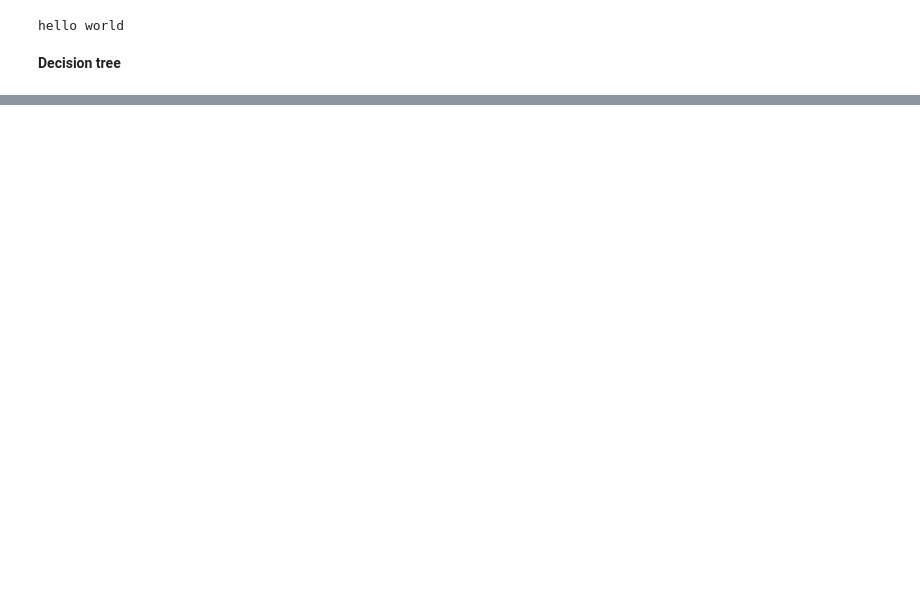
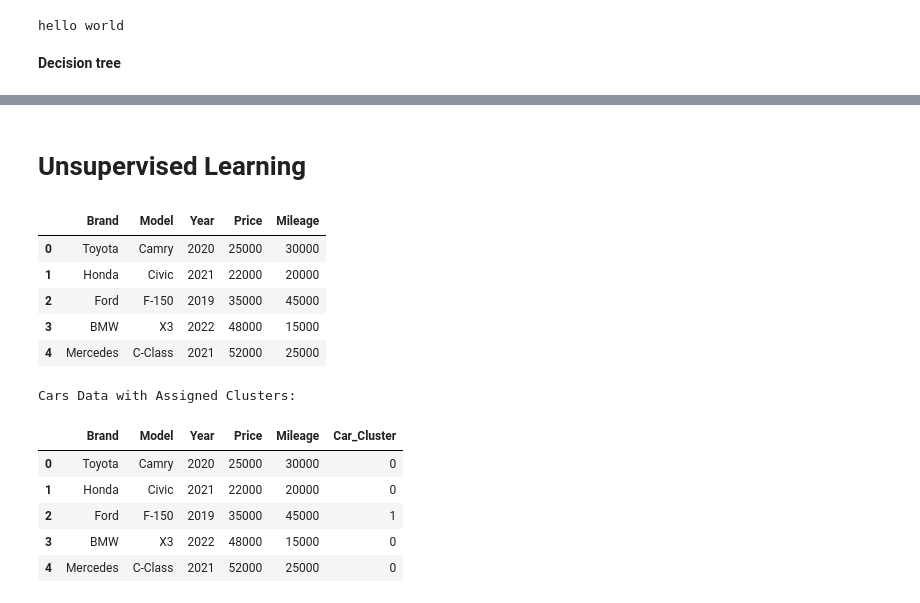
Before and after one commit to Chhavi0926/DS_45_InternshipDays, a Jupyter notebook: DAY_12.ipynb, the cells around one changed output, grey strips where cells are left out. Cells and saved outputs as stored; diff of their text form; code cells hidden in the pictures; blank space fills up the shorter version.

```diff
--- a/DAY_12.ipynb
+++ b/DAY_12.ipynb
@@ -58,0 +273,62 @@ predicteddata [0 0]
+# %% [markdown]
+# Unsupervised Learning
+# %%
+# input(feature)--> X (only available)
+# output(target)--> Y (not available in unsupervised learning)
+
+#Example
+import pandas as pd
+from sklearn.cluster import KMeans
+import matplotlib.pyplot as plt
+
+#data
+cars_data = {
+    'Brand': ['Toyota', 'Honda', 'Ford', 'BMW', 'Mercedes'],
+    'Model': ['Camry', 'Civic', 'F-150', 'X3', 'C-Class'],
+    'Year': [2020, 2021, 2019, 2022, 2021],
+    'Price': [25000, 22000, 35000, 48000, 52000],
+    'Mileage': [30000, 20000, 45000, 15000, 25000]
+}
+
+df_cars = pd.DataFrame(cars_data)
+display(df_cars)
+
+# split in "x"
+x_cars = df_cars[['Year', 'Mileage']]
+
+
+# Apply K-Means Clustering
+# We try to find 2 clusters (k=2) based on 'Year' and 'Mileage'
+kmeans = KMeans(n_clusters=2, random_state=42, n_init=10)
+clusters = kmeans.fit_predict(x_cars)
+df_cars['Car_Cluster'] = clusters # Add cluster assignment back to the original df_cars
+
+print("\nCars Data with Assigned Clusters:")
+display(df_cars)
+
+
+# # 3. Visualize the clusters
+# plt.figure(figsize=(9, 6))
+# sns.scatterplot(x='Year', y='Mileage', hue='Car_Cluster', data=df_cars, palette='deep', s=100, alpha=0.8)
+# # Plot the cluster centroids (the center of each cluster)
+# plt.scatter(kmeans.cluster_centers_[:, 0], kmeans.cluster_centers_[:, 1], s=200, c='red', marker='X', label='Centroids')
+# plt.title('Unsupervised Learning: K-Means Clustering of Cars by Year and Mileage')
+# plt.xlabel('Year')
+# plt.ylabel('Mileage')
+# plt.legend()
+# plt.grid(True)
+# plt.show()
+# %% [output]
+|  | Brand | Model | Year | Price | Mileage |
+| 0 | Toyota | Camry | 2020 | 25000 | 30000 |
+| 1 | Honda | Civic | 2021 | 22000 | 20000 |
+| 2 | Ford | F-150 | 2019 | 35000 | 45000 |
+| 3 | BMW | X3 | 2022 | 48000 | 15000 |
+| 4 | Mercedes | C-Class | 2021 | 52000 | 25000 |
+Cars Data with Assigned Clusters:
+|  | Brand | Model | Year | Price | Mileage | Car_Cluster |
+| 0 | Toyota | Camry | 2020 | 25000 | 30000 | 0 |
+| 1 | Honda | Civic | 2021 | 22000 | 20000 | 0 |
+| 2 | Ford | F-150 | 2019 | 35000 | 45000 | 1 |
+| 3 | BMW | X3 | 2022 | 48000 | 15000 | 0 |
+| 4 | Mercedes | C-Class | 2021 | 52000 | 25000 | 0 |
```
Also changed, not shown: parts of 7 cells of this notebook.
